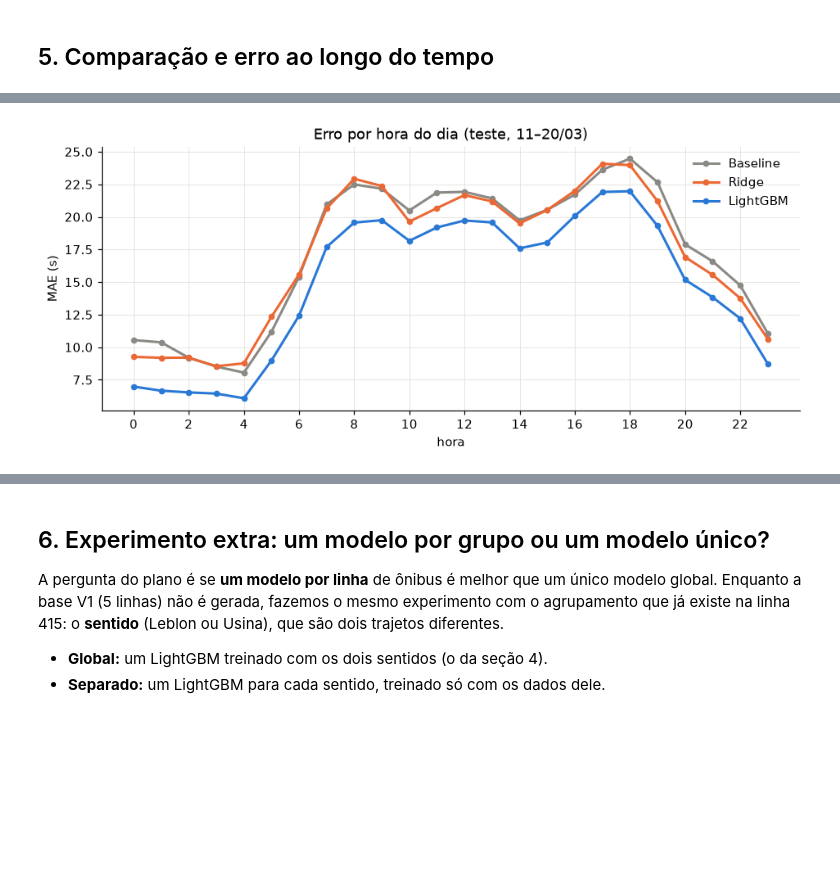
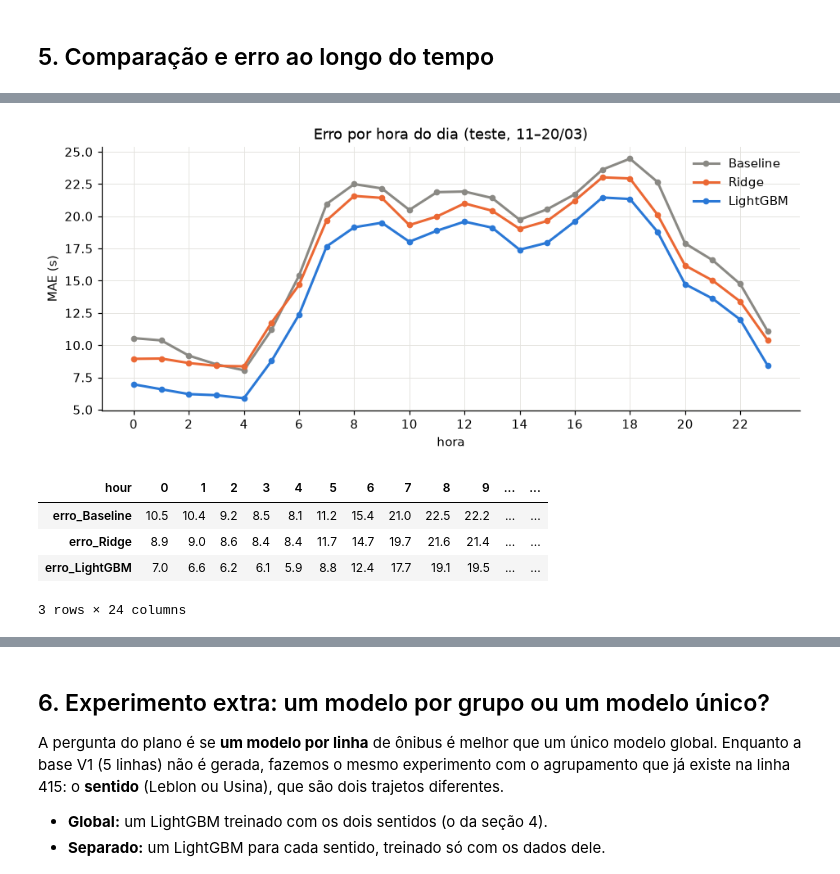
Before and after one commit to figdavi/onibus-ia, a Jupyter notebook: notebooks/02_modelos_p1.ipynb, the cells around one changed output, grey strips where cells are left out. Saved outputs shown, nothing was run; the diff lists cells and outputs as text; code cells hidden in the pictures; blank space fills up the shorter version.

```diff
--- a/notebooks/02_modelos_p1.ipynb
+++ b/notebooks/02_modelos_p1.ipynb
@@ -77,9 +84,10 @@ train, val, test = common.split(df)
 for name, part in [("treino", train), ("validação", val), ("teste", test)]:
     print(f"{name:10s} {len(part):>8,} trechos  {part['service_date'].min()} a {part['service_date'].max()}")
 
-X_train, y_train = common.build_features(train)
-X_val, y_val = common.build_features(val)
-X_test, y_test = common.build_features(test)
+# reference=train: as medianas por trecho vêm só do treino (sem vazamento)
+X_train, y_train = common.build_features(train, reference=train)
+X_val, y_val = common.build_features(val, reference=train)
+X_test, y_test = common.build_features(test, reference=train)
 X_train.shape
 # %% [output]
 {'rows_in': 370784, 'sparse_days': 562, 'implausible_speed': 2031, 'too_short': 88, 'rows_out': 368103}
@@ -123,14 +131,20 @@ def add_ridge_columns(X):
     out["log_distance_m"] = np.log(out["distance_m"])
     out["log_lag_previous_segment_s"] = np.log(out["lag_previous_segment_s"])
     out["log_lag_previous_bus_s"] = np.log(out["lag_previous_bus_s"])
+    out["log_recent_buses_mean_s"] = np.log(out["recent_buses_mean_s"])
+    out["log_segment_median_s"] = np.log(out["segment_median_s"])
+    out["log_trip_pace_last"] = np.log(out["trip_pace_last"])
+    out["log_trip_pace_mean"] = np.log(out["trip_pace_mean"])
     return out
 
 R_train, R_val, R_test = (add_ridge_columns(x) for x in (X_train, X_val, X_test))
 
 CATEGORICAL = ["segment", "hour_kind"]
-NUMERIC = ["distance_m", "lag_previous_segment_s", "lag_previous_bus_s", "minutes_since_previous_bus"]
+NUMERIC = ["distance_m", "lag_previous_segment_s", "lag_previous_bus_s", "minutes_since_previous_bus",
+           "recent_buses_mean_s", "segment_median_s", "trip_pace_last", "trip_pace_mean"]
 NUMERIC_LOG = ["log_distance_m", "log_lag_previous_segment_s", "log_lag_previous_bus_s",
-               "minutes_since_previous_bus"]
+               "minutes_since_previous_bus", "log_recent_buses_mean_s", "log_segment_median_s",
+               "log_trip_pace_last", "log_trip_pace_mean"]
 
 def ridge_onehot(alpha, numeric, log_target):
     columns = ColumnTransformer([
@@ -297,29 +312,35 @@ table
 # %%
 predictions = pd.DataFrame({
     "real": y_test,
     "Baseline": baseline.predict(X_test),
     "Ridge": best_ridge.predict(ridge_models[best_ridge_name][1]),
     "LightGBM": lgbm.predict(X_test),
     "hour": X_test["hour"].astype(int),
     "is_weekend": X_test["is_weekend"].astype(int),
     "date": pd.to_datetime(test.loc[X_test.index, "service_date"]),
 })
 MODELS = {"Baseline": GRAY, "Ridge": ORANGE, "LightGBM": BLUE}
 for name in MODELS:
     predictions[f"erro_{name}"] = (predictions[name] - predictions["real"]).abs()
 ERROR_COLUMNS = [f"erro_{name}" for name in MODELS]
 
 by_hour = predictions.groupby("hour")[ERROR_COLUMNS].mean()
 fig, ax = plt.subplots(figsize=(10, 3.8))
 for name, color in MODELS.items():
     ax.plot(by_hour.index, by_hour[f"erro_{name}"], color=color, lw=2, marker="o", ms=4, label=name)
 ax.set_xticks(range(0, 24, 2))
 ax.set_xlabel("hora"); ax.set_ylabel("MAE (s)")
 ax.set_title("Erro por hora do dia (teste, 11–20/03)")
 ax.legend(frameon=False)
 plt.show()
+by_hour.round(1).T
 # %% [output]
-[figure, old version]
+[figure, new version]
+| hour | 0 | 1 | 2 | 3 | 4 | 5 | 6 | 7 | 8 | 9 | ... | ... |
+| erro_Baseline | 10.5 | 10.4 | 9.2 | 8.5 | 8.1 | 11.2 | 15.4 | 21.0 | 22.5 | 22.2 | ... | ... |
+| erro_Ridge | 8.9 | 9.0 | 8.6 | 8.4 | 8.4 | 11.7 | 14.7 | 19.7 | 21.6 | 21.4 | ... | ... |
+| erro_LightGBM | 7.0 | 6.6 | 6.2 | 6.1 | 5.9 | 8.8 | 12.4 | 17.7 | 19.1 | 19.5 | ... | ... |
+3 rows × 24 columns
 # %%
 by_day = predictions.groupby("date")[ERROR_COLUMNS].mean()
 fig, ax = plt.subplots(figsize=(10, 3.4))
```
Also changed, not shown: parts of 18 cells of this notebook, 2 other files.
